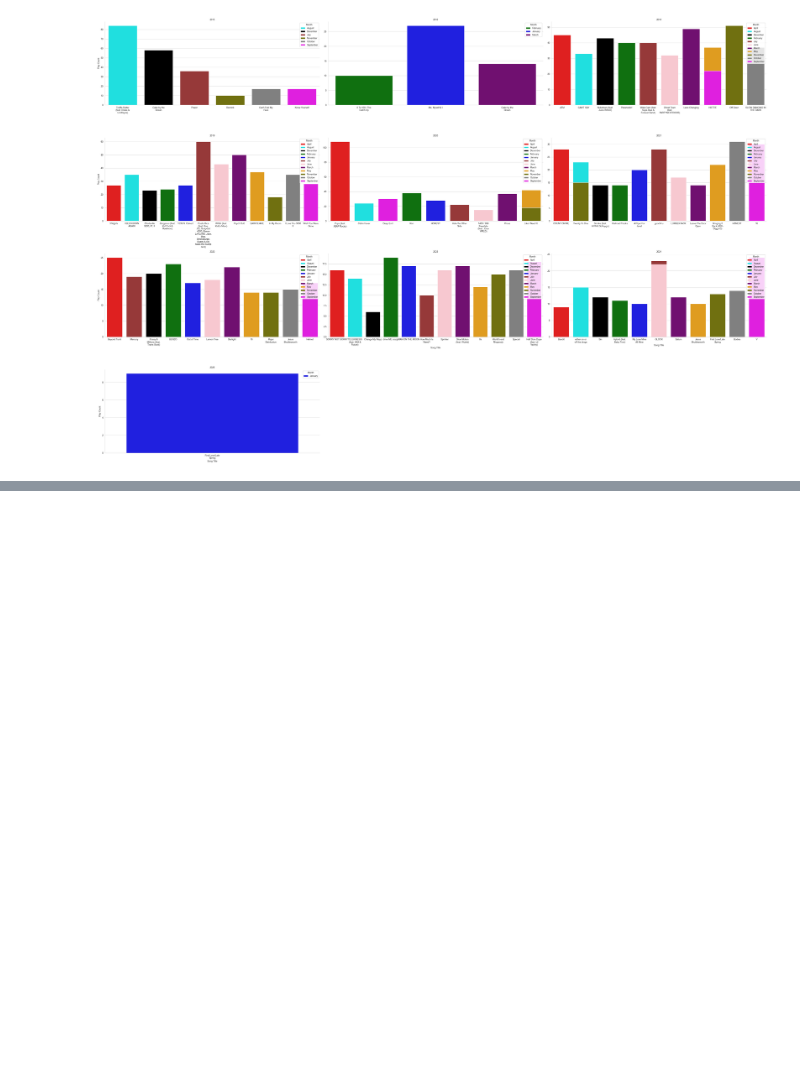
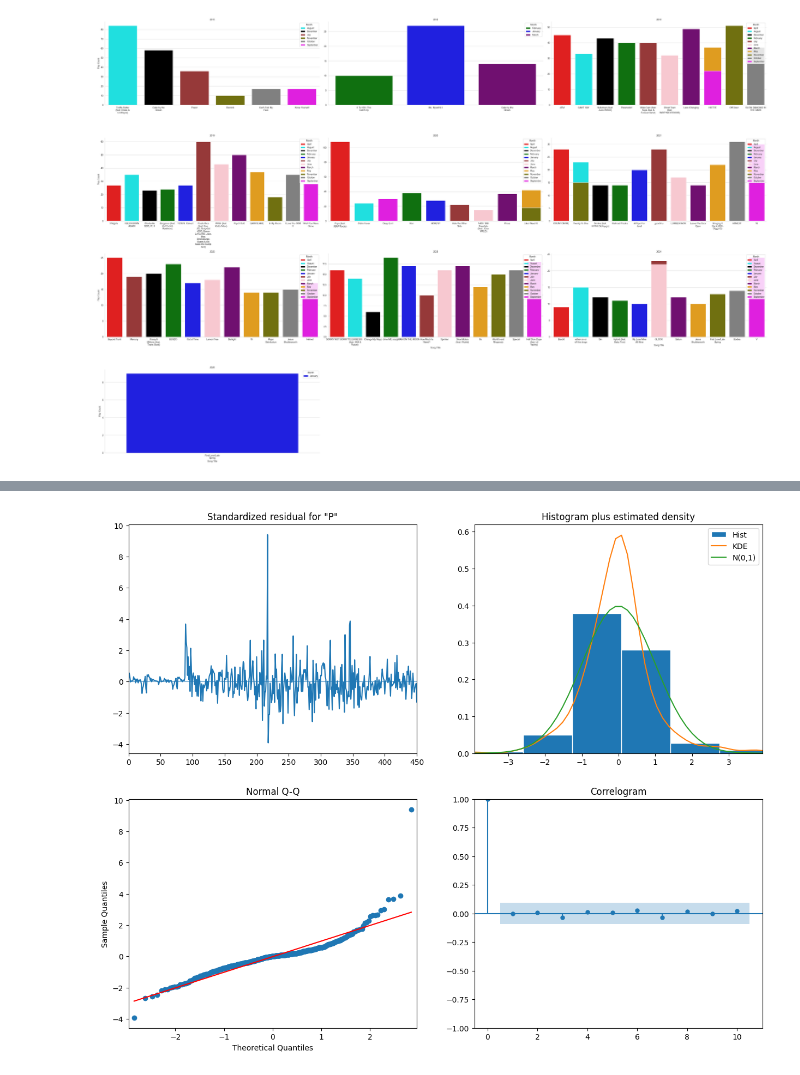
Before and after one commit to kurt-jr/Genius, a Jupyter notebook: AppleMusic.ipynb, the cells around one changed output, grey strips where cells are left out. Drawn from its saved outputs; the diff is of its cells as text; code cells hidden in the pictures; blank space fills up the shorter version.

```diff
--- a/AppleMusic.ipynb
+++ b/AppleMusic.ipynb
@@ -550,3 +497,5 @@ plt.show()
 <matplotlib.legend.Legend at 0x...>
 <matplotlib.legend.Legend at 0x...>
 [figure]
+# %%
+weeks_hours = weekly_duration.drop(columns=['Play Duration Milliseconds'])
@@ -552,0 +624,18 @@ plt.show()
+# %%
+import statsmodels.api as sm
+from statsmodels.tsa.statespace.sarimax import SARIMAX
+# Define the SARIMA model parameters
+p = 1  # Autoregressive order
+d = 1  # Degree of differencing
+q = 1  # Moving average order
+P = 1  # Seasonal autoregressive order
+D = 1  # Seasonal difference order
+Q = 1  # Seasonal moving average order
+s = 48 # Length of the seasonal cycle (e.g., 12 for monthly data)
+
+# Fit the SARIMA model
+sarima_model = SARIMAX(weeks_hours['Play Duration Hours'], order=(p, d, q), seasonal_order=(P, D, Q, s))
+sarima_fit = sarima_model.fit()
+
+# Display the model summary
+print(sarima_fit.summary())
@@ -552,0 +660,5 @@ plt.show()
+# %%
+sarima_fit.plot_diagnostics(figsize=(15, 12))
+plt.show()
+# %% [output]
+[figure, added]
```
Also changed, not shown: parts of 16 cells of this notebook.
